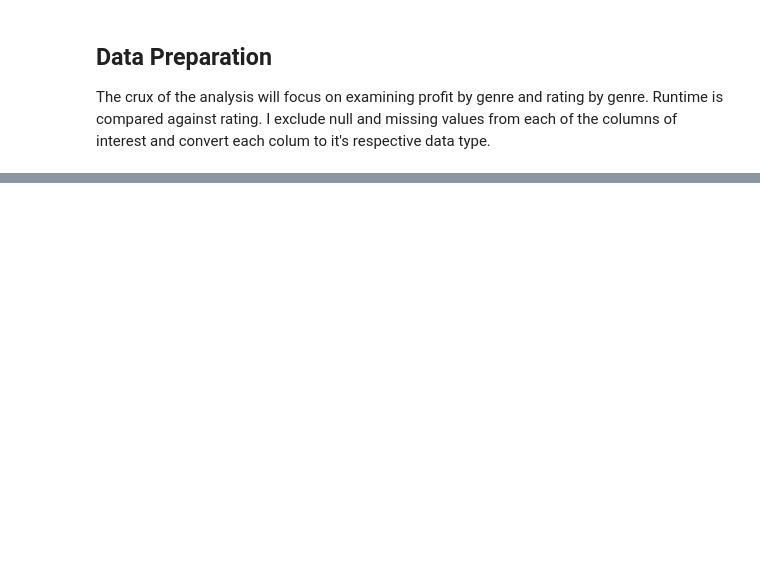
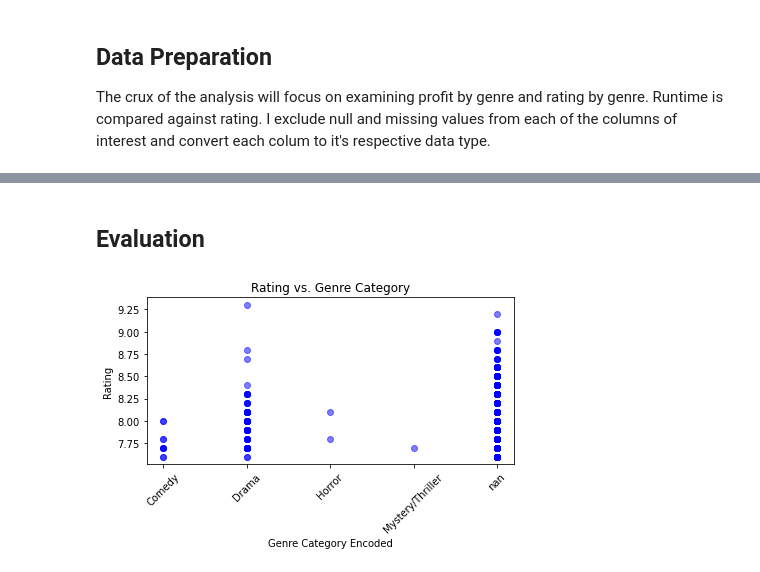
Before and after one commit to MugoDom/ds-phase1-project, a Jupyter notebook: index.ipynb, the cells around one changed output, grey strips where cells are left out. Saved outputs shown, nothing was run; the diff lists cells and outputs as text; code cells hidden in the pictures; blank space fills up the shorter version.

```diff
--- a/index.ipynb
+++ b/index.ipynb
@@ -168,0 +406,26 @@ Questions to consider:
+# %% [markdown]
+## Evaluation
+# %%
+from sklearn.preprocessing import LabelEncoder
+
+# Data preprocessing - Convert 'Genre Category' to strings and then label encoding
+Movies_DF['Genre Category'] = Movies_DF['Genre Category'].astype(str)
+label_encoder = LabelEncoder()
+Movies_DF['Genre Category Encoded'] = label_encoder.fit_transform(Movies_DF['Genre Category'])
+
+# Draw a scatter plot between 'rating' and 'Genre Category Encoded'
+plt.scatter(Movies_DF['Genre Category Encoded'], Movies_DF['Rating'], color='blue', alpha=0.5)
+
+# Add labels and title to the plot
+plt.xlabel('Genre Category Encoded')
+plt.ylabel('Rating')
+plt.title('Rating vs. Genre Category')
+
+# Set x-axis tick labels using the original genre category names
+plt.xticks(ticks=Movies_DF['Genre Category Encoded'].unique(), labels=Movies_DF['Genre Category'].unique(), rotation=45)
+
+# Show the plot
+plt.tight_layout()
+plt.show()
+# %% [output]
+[figure, added]
```
Also changed, not shown: parts of 38 cells of this notebook, 6 other files.
